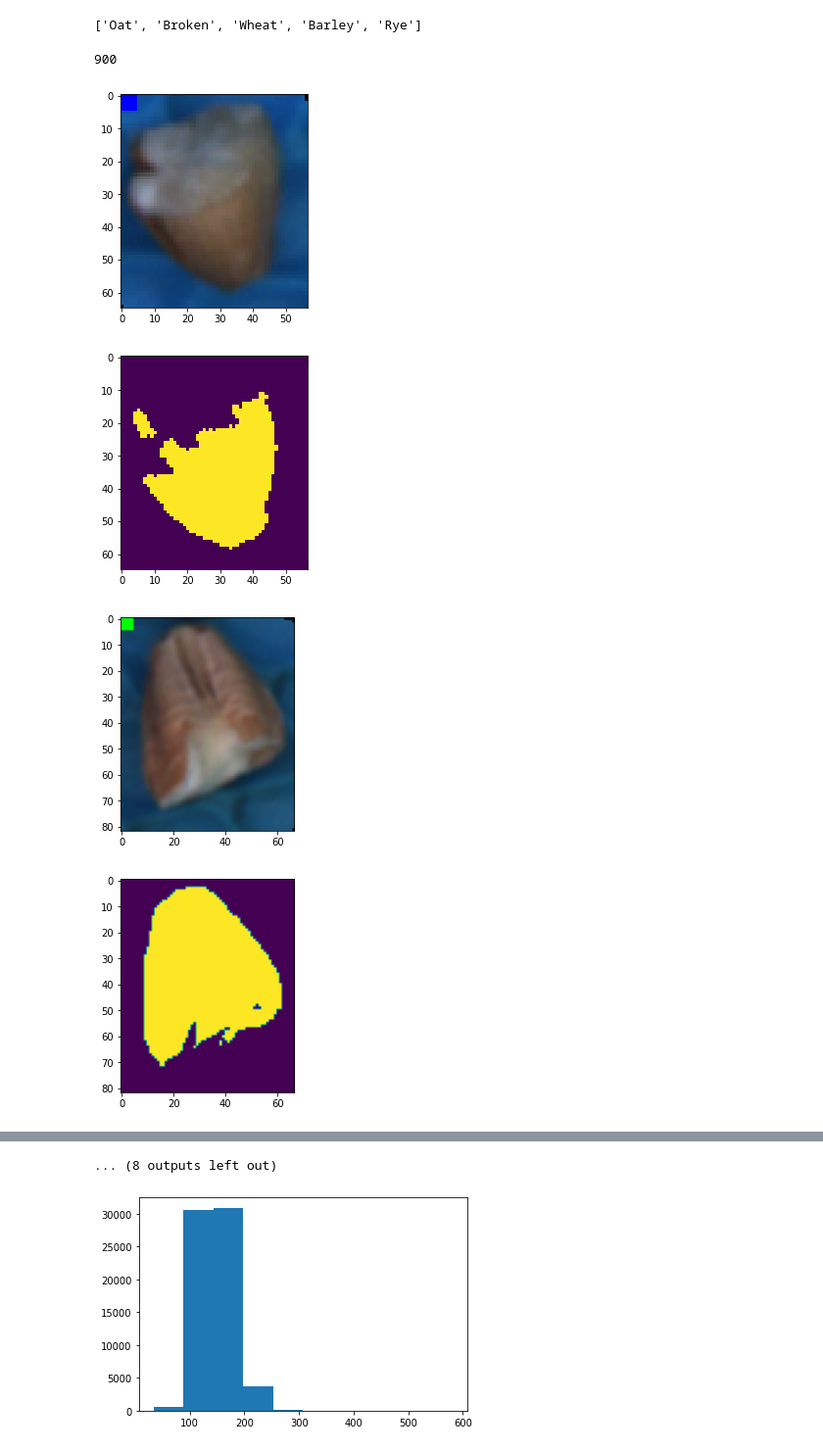
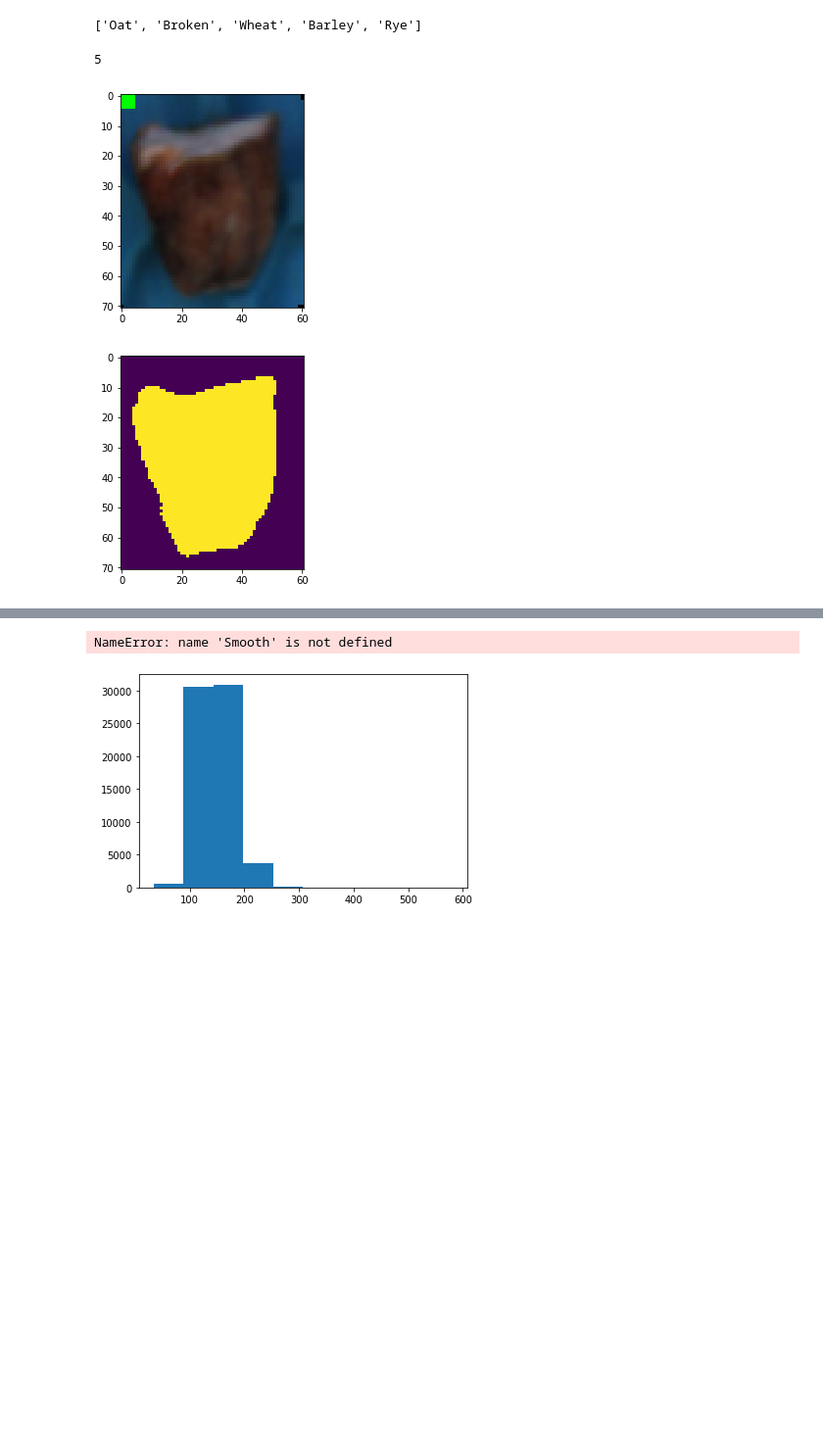
Before and after one commit to Ersboll/Using-Deep-Learning-to-classify-grain-kernels-and-grain-damages, a Jupyter notebook: src/Data investigation.ipynb, the cells around one changed output, grey strips where cells are left out. Shown at 98% size. Cells and saved outputs as stored; diff of their text form; code cells hidden in the pictures; blank space fills up the shorter version.

```diff
--- a/src/Data investigation.ipynb
+++ b/src/Data investigation.ipynb
@@ -61,29 +62,30 @@ for i in range(len(all_file_names)):
     for j in range(len(all_file_names[i])):
         all_file_names[i][j] = '../data/train/'+classes[i]+'/'+all_file_names[i][j]
 # %%
-len(all_file_names[1])
+len(all_file_names)
 # %% [output]
-900
+5
 # %%
 np.random.seed(5)
 # %%
 num = 1
-for i in range(10,20):
+for i in range(1):
     image = np.load(all_file_names[num][i])
     image = image[:,:,:7]
     plt.imshow(image[:,:,[4,2,1]])
     plt.show()
     mask = np.zeros((image.shape[0],image.shape[1])) #image[:,:,6].copy()
     temp_blue = image[:,:,1].copy()
     temp_blue[temp_blue==0] = 1
     mask[image[:,:,4]/temp_blue >= 1] = 1
     mask[image[:,:,4] >= 60] = 1
     mask[:5,:5] = 0
     image[mask==0] = 0
     plt.imshow(mask)
     plt.show()
+    mask = Smooth(mask, smoothtype=CV_GAUSSIAN, param1=3, param2=0, param3=0, param4=0)
+    plt.imshow(mas)
+    plt.show()
 # %% [output]
-[figure, old version]
+[figure, new version]
-[figure, old version]
+[figure, new version]
-[figure, removed]
-[figure, removed]
@@ -98,4 +92,4 @@ for i in range(10,20):
-... (8 outputs left out)
+NameError: name 'Smooth' is not defined
 # %%
 files = np.array([val for sublist in all_file_names for val in sublist])
 # %%
```
Also changed, not shown: parts of 6 cells of this notebook, 4 other files.
